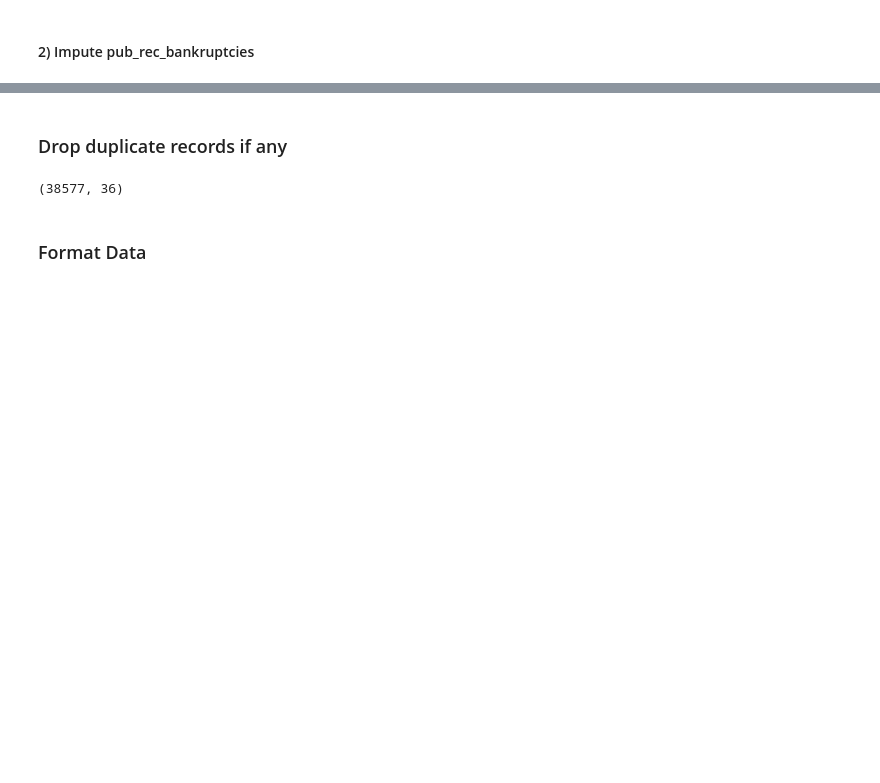
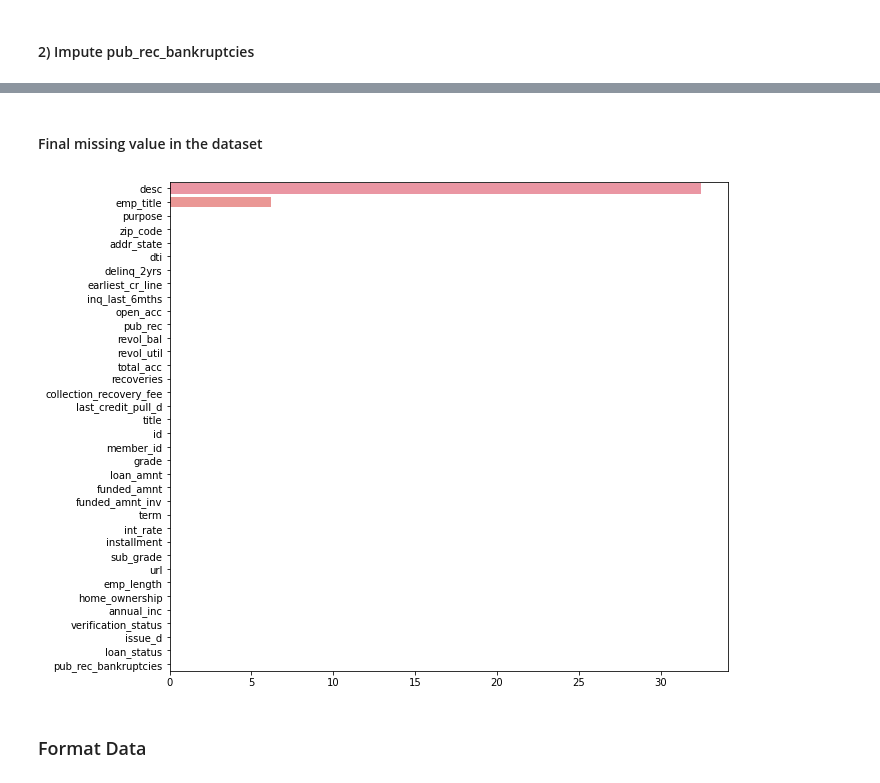
Before and after one commit to udaykadavi/LendingClubCaseStudy, a Jupyter notebook: EDA_UA.ipynb, the cells around one changed output, grey strips where cells are left out. Saved outputs shown, nothing was run; the diff lists cells and outputs as text; code cells hidden in the pictures; blank space fills up the shorter version.

```diff
--- a/EDA_UA.ipynb
+++ b/EDA_UA.ipynb
@@ -291,12 +306,14 @@ last_credit_pull_d     0.01
 dtype: float64
-# %% [markdown]
-### Drop duplicate records if any
-# %%
-# Drop Duplicate row if any?
-loan_df.drop_duplicates()
-loan_df.shape
-# %% [output]
-(38577, 36)
+# %% [markdown]
+#### Final missing value in the dataset
+# %%
+# Final perc of missing values
+final_missing= loan_df.isnull().mean().round(4).sort_values( ascending = False)*100
+plt.figure(figsize=[10,9])
+sns.barplot(x=final_missing.values,y=final_missing.index )
+plt.show()
+# %% [output]
+[figure, added]
 # %% [markdown]
 ### Format Data
 # %%
```
Also changed, not shown: parts of 22 cells of this notebook.
